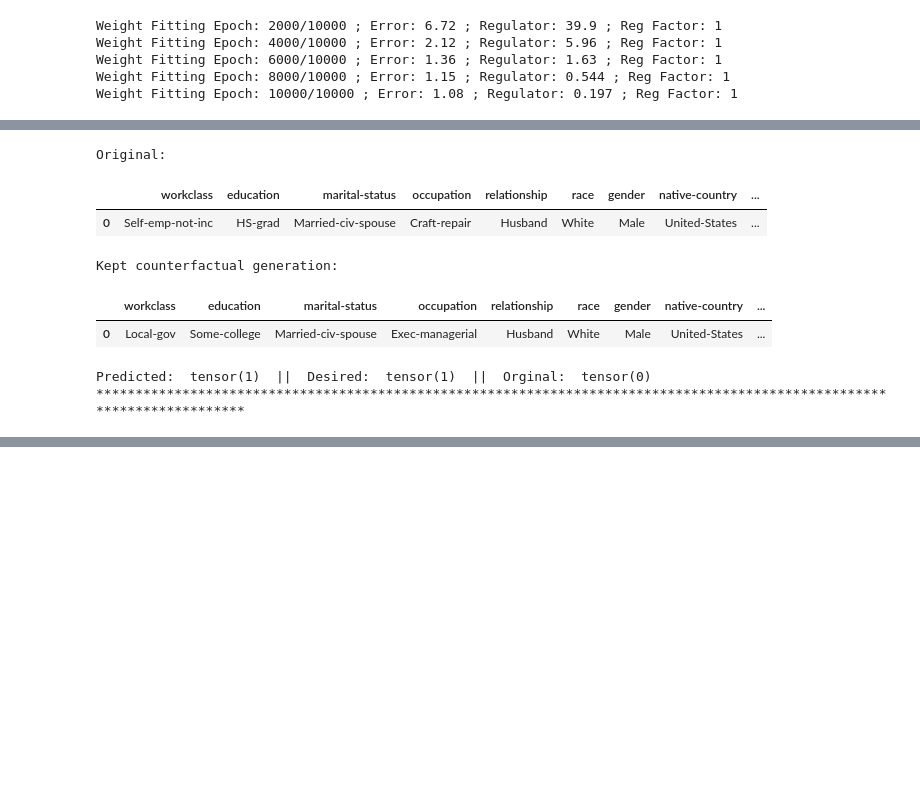
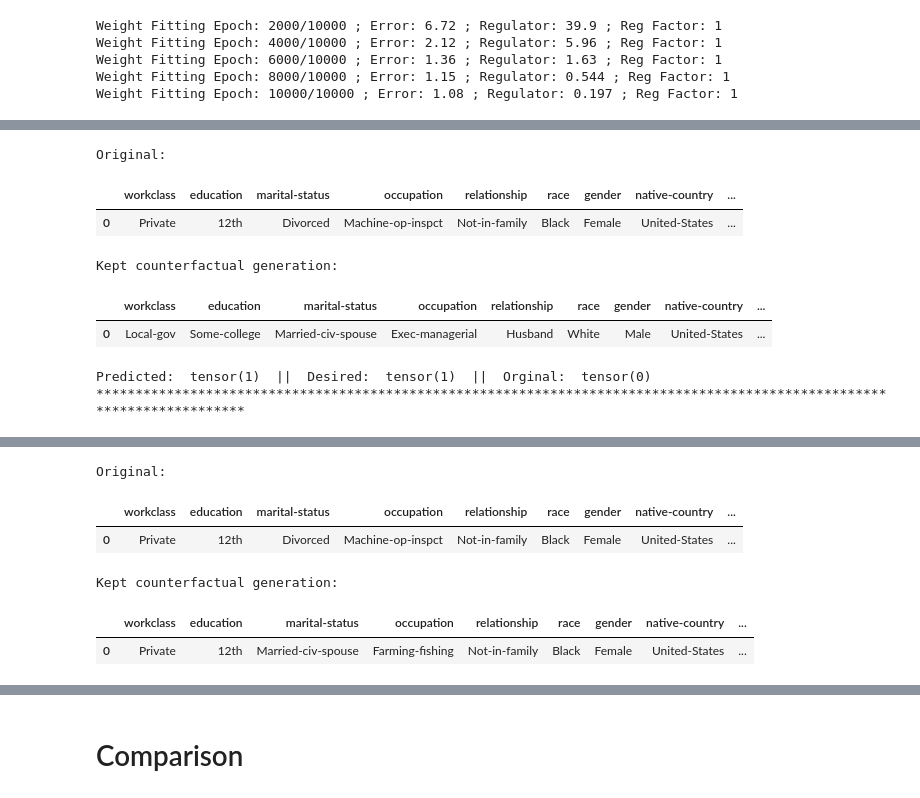
Before and after one commit to Adebayo-Oshingbesan/SimplExCF, a Jupyter notebook: 01_adult.ipynb, the cells around one changed output, grey strips where cells are left out. Drawn from its saved outputs; the diff is of its cells as text; code cells hidden in the pictures; blank space fills up the shorter version.

```diff
--- a/01_adult.ipynb
+++ b/01_adult.ipynb
@@ -77,11 +82,19 @@ Predicted:  tensor(1)  ||  Desired:  tensor(1)  ||  Orginal:  tensor(0)
 # %%
+baseline_cfs = get_baseline_counterfactuals(model = model, target = desired_class, test = x, \
+                                            corpus = X_corpus)
+
 display_tabular_cfs(baseline_cfs, model, x, desired_class, scaler, encoder, cols)
 # %% [output]
 Original:
 |  | workclass | education | marital-status | occupation | relationship | race | gender | native-country | ... |
-| 0 | Self-emp-not-inc | HS-grad | Married-civ-spouse | Craft-repair | Husband | White | Male | United-States | ... |
+| 0 | Private | 12th | Divorced | Machine-op-inspct | Not-in-family | Black | Female | United-States | ... |
 Kept counterfactual generation:
 |  | workclass | education | marital-status | occupation | relationship | race | gender | native-country | ... |
 | 0 | Local-gov | Some-college | Married-civ-spouse | Exec-managerial | Husband | White | Male | United-States | ... |
 Predicted:  tensor(1)  ||  Desired:  tensor(1)  ||  Orginal:  tensor(0)
 ************************************************************************************************************************
+# %%
+%%time
+cf_proto_cf = get_cfproto_cf(X_corpus, model, x)
+display_tabular_cfs(cf_proto_cf, model, x, desired_class, scaler, encoder, cols)
+# %% [output]
@@ -87,0 +106,6 @@ Predicted:  tensor(1)  ||  Desired:  tensor(1)  ||  Orginal:  tensor(0)
+Original:
+|  | workclass | education | marital-status | occupation | relationship | race | gender | native-country | ... |
+| 0 | Private | 12th | Divorced | Machine-op-inspct | Not-in-family | Black | Female | United-States | ... |
+Kept counterfactual generation:
+|  | workclass | education | marital-status | occupation | relationship | race | gender | native-country | ... |
+| 0 | Private | 12th | Married-civ-spouse | Farming-fishing | Not-in-family | Black | Female | United-States | ... |
@@ -87,0 +116,2 @@ Predicted:  tensor(1)  ||  Desired:  tensor(1)  ||  Orginal:  tensor(0)
+# %% [markdown]
+# Comparison
```
Also changed, not shown: parts of 7 cells of this notebook, 17 other files.
